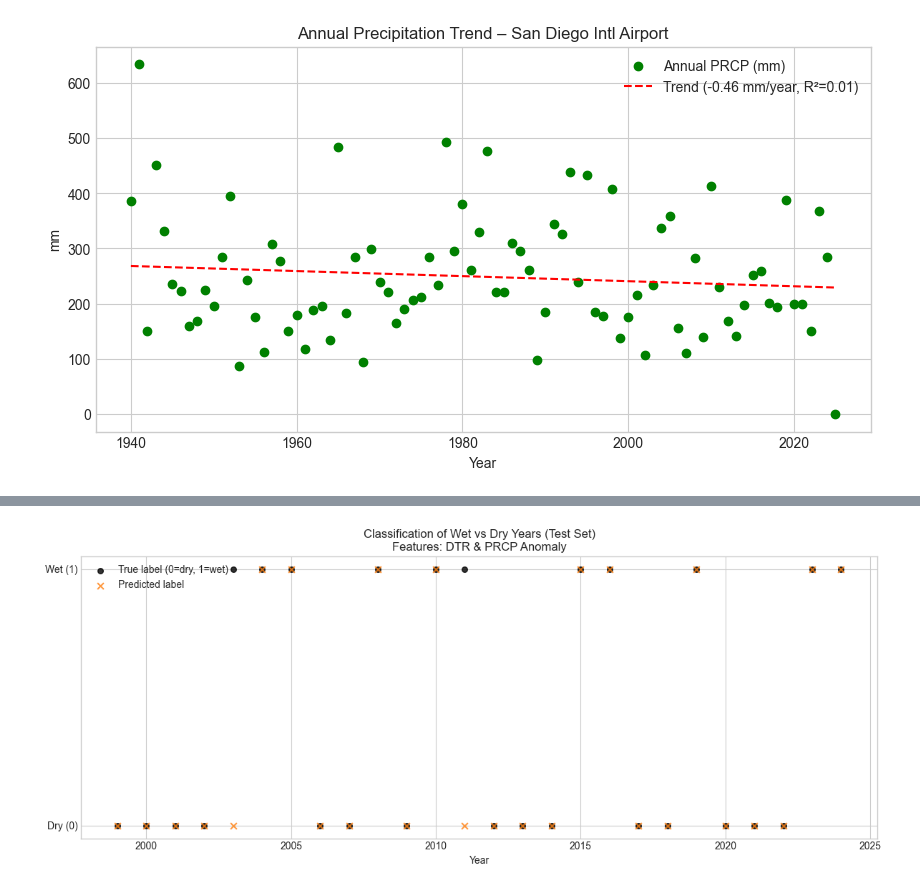
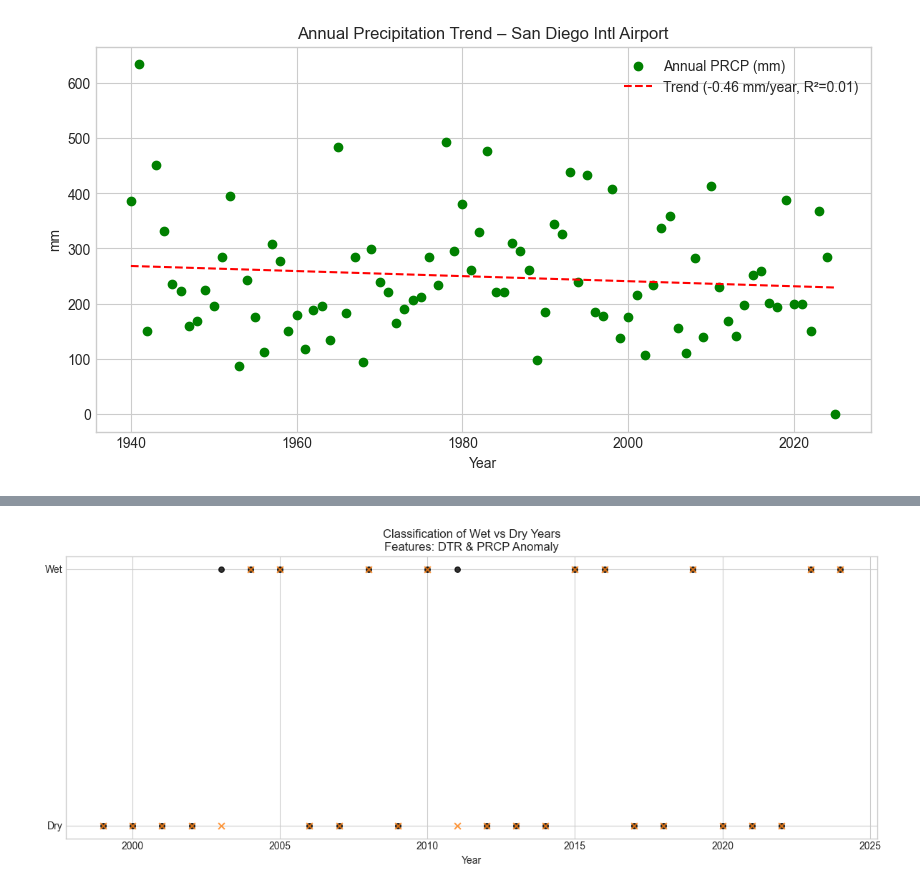
Before and after one commit to FelixMarecaux/WeatherTrendsInSanDiego-CS577, a Jupyter notebook: main_analysis.ipynb, the cells around one changed output, grey strips where cells are left out. Saved outputs shown, nothing was run; the diff lists cells and outputs as text; code cells hidden in the pictures.

```diff
--- a/main_analysis.ipynb
+++ b/main_analysis.ipynb
@@ -877,73 +877,49 @@ Precipitation trend (mm/year): {'slope_per_year': np.float64(-0.4591112788339072
 import numpy as np
 import pandas as pd
 import matplotlib.pyplot as plt
-
 from pathlib import Path
 from sklearn.linear_model import LogisticRegression
 from sklearn.metrics import classification_report, confusion_matrix, accuracy_score
 from sklearn.preprocessing import StandardScaler
 
-# -----------------------------
-# 1. Load annual data
-# -----------------------------
+FIG_DIR = Path("output/figures")
+FIG_DIR.mkdir(parents=True, exist_ok=True)
+
+# ------------------------------------------------------------
+# Classification: Wet v Dry Years using DTR and PRCP Anomaly
+# ------------------------------------------------------------
+
 data_path = Path("data.csv")
 df_clf = pd.read_csv(data_path)
-
-# -----------------------------
-# 2. Ensure YEAR and numeric columns
-# -----------------------------
 df_clf["YEAR"] = pd.to_numeric(df_clf["DATE"], errors="coerce")
-
 numeric_cols = ["TAVG", "TMAX", "TMIN", "PRCP"]
 for col in numeric_cols:
     df_clf[col] = pd.to_numeric(df_clf[col], errors="coerce")
 
-# Drop rows with missing values
+
 df_clf = df_clf.dropna(subset=["YEAR", "TMAX", "TMIN", "PRCP"]).copy()
-
-# -----------------------------
-# 3. Create features: DTR + PRCP anomaly
-# -----------------------------
-# Diurnal Temperature Range (mean daily max - mean daily min)
 df_clf["DTR"] = df_clf["TMAX"] - df_clf["TMIN"]
-
-# Precipitation anomaly relative to long-term mean
 prcp_mean = df_clf["PRCP"].mean()
 df_clf["PRCP_ANOM"] = df_clf["PRCP"] - prcp_mean
 
-print(f"Long-term mean annual precipitation: {prcp_mean:.2f} mm")
 
-# -----------------------------
-# 4. Create classification label: wet vs dry year
-# -----------------------------
 prcp_median = df_clf["PRCP"].median()
 df_clf["WET_YEAR"] = (df_clf["PRCP"] >= prcp_median).astype(int)
 
-print(f"Median annual precipitation (wet/dry threshold): {prcp_median:.2f} mm")
-print(df_clf[["YEAR", "PRCP", "PRCP_ANOM", "DTR", "WET_YEAR"]].head())
-
-# -----------------------------
-# 5. Build feature matrix X and target y
-# -----------------------------
 feature_cols = ["DTR", "PRCP_ANOM"]
 X = df_clf[feature_cols].values
 y = df_clf["WET_YEAR"].values
 years = df_clf["YEAR"].values
-
-# Scale features
 scaler = StandardScaler()
 X_scaled = scaler.fit_transform(X)
 
-# -----------------------------
-# 6. Train/test split (time-aware)
-# -----------------------------
 sort_idx = np.argsort(years)
 X_scaled = X_scaled[sort_idx]
 y = y[sort_idx]
 years_sorted = years[sort_idx]
 
 n = len(df_clf)
-n_train = int(n * 0.7)  # 70% train, 30% test
+n_train = int(n * 0.7)
 
 X_train, X_test = X_scaled[:n_train], X_scaled[n_train:]
 y_train, y_test = y[:n_train], y[n_train:]
@@ -951,49 +927,28 @@ years_train, years_test = years_sorted[:n_train], years_sorted[n_train:]
 
 print(f"Training on {len(y_train)} years, testing on {len(y_test)} years.")
 
-# -----------------------------
-# 7. Fit logistic regression classifier
-# -----------------------------
-# class_weight='balanced' helps it not always pick the majority class
 clf = LogisticRegression(class_weight="balanced", random_state=0)
 clf.fit(X_train, y_train)
 
 y_pred = clf.predict(X_test)
+acc = accuracy_score(y_test, y_pred)
+print(f"Accuracy: {acc:.3f}")
 
-# -----------------------------
-# 8. Evaluation
-# -----------------------------
-acc = accuracy_score(y_test, y_pred)
-print(f"\nOverall test accuracy: {acc:.3f}")
+print("Classification Report:")
+print(classification_report(y_test, y_pred, target_names=["Dry", "Wet"]))
 
-print("\n=== Classification Report (Wet vs Dry Years) ===")
-print(classification_report(y_test, y_pred, target_names=["Dry (0)", "Wet (1)"]))
-
-print("=== Confusion Matrix ===")
-print(confusion_matrix(y_test, y_pred))
-
-# -----------------------------
-# 9. Visualization over time
-# -----------------------------
 plt.style.use("seaborn-v0_8-whitegrid")
 fig, ax = plt.subplots(figsize=(12, 5))
 
 ax.scatter(years_test, y_test, label="True label (0=dry, 1=wet)", color="black", s=30, alpha=0.8)
 ax.scatter(years_test, y_pred, label="Predicted label", color="tab:orange", s=40, alpha=0.8, marker="x")
 
-ax.set_title("Classification of Wet vs Dry Years (Test Set)\nFeatures: DTR & PRCP Anomaly")
+ax.set_title("Classification of Wet vs Dry Years\nFeatures: DTR & PRCP Anomaly")
 ax.set_xlabel("Year")
 ax.set_yticks([0, 1])
-ax.set_yticklabels(["Dry (0)", "Wet (1)"])
-ax.legend()
+ax.set_yticklabels(["Dry", "Wet"])
 plt.tight_layout()
 
-# Save figure if FIG_DIR exists in your notebook
-try:
-    FIG_DIR.mkdir(exist_ok=True, parents=True)
-    fig.savefig(FIG_DIR / "classification_wet_vs_dry_DTR_PRCPanom.png", dpi=200)
-except NameError:
-    pass
-
 plt.show()
+fig.savefig(FIG_DIR / "dry_wet_classification.png")
 # %% [output]
@@ -1017 +966 @@ Overall test accuracy: 0.923
-[figure, old version]
+[figure, new version]
```
Also changed, not shown: parts of 1 cell of this notebook, 1 other file.
